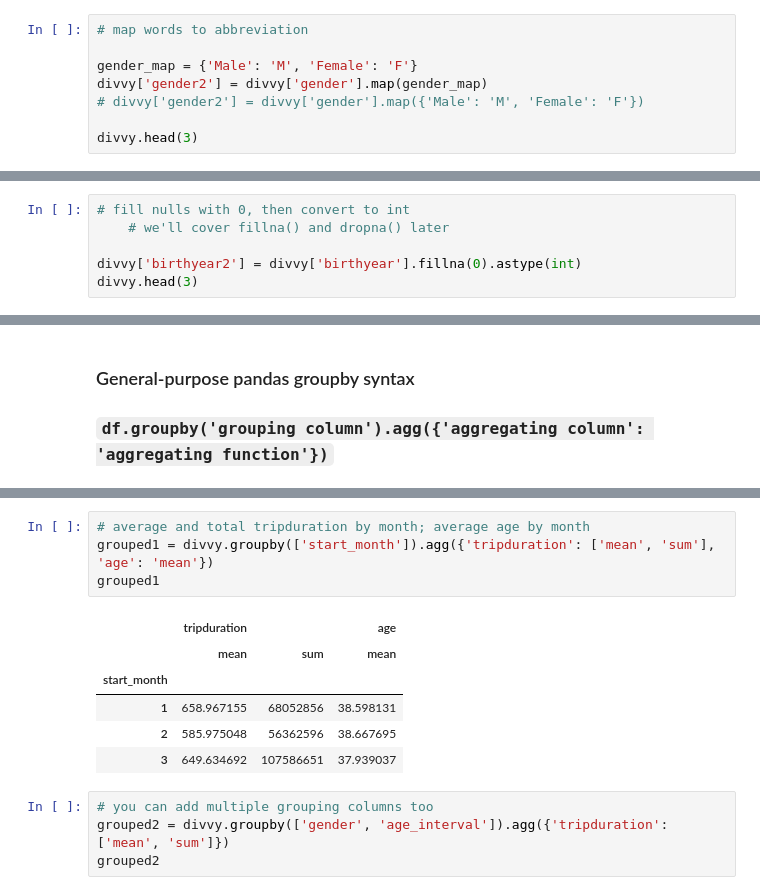
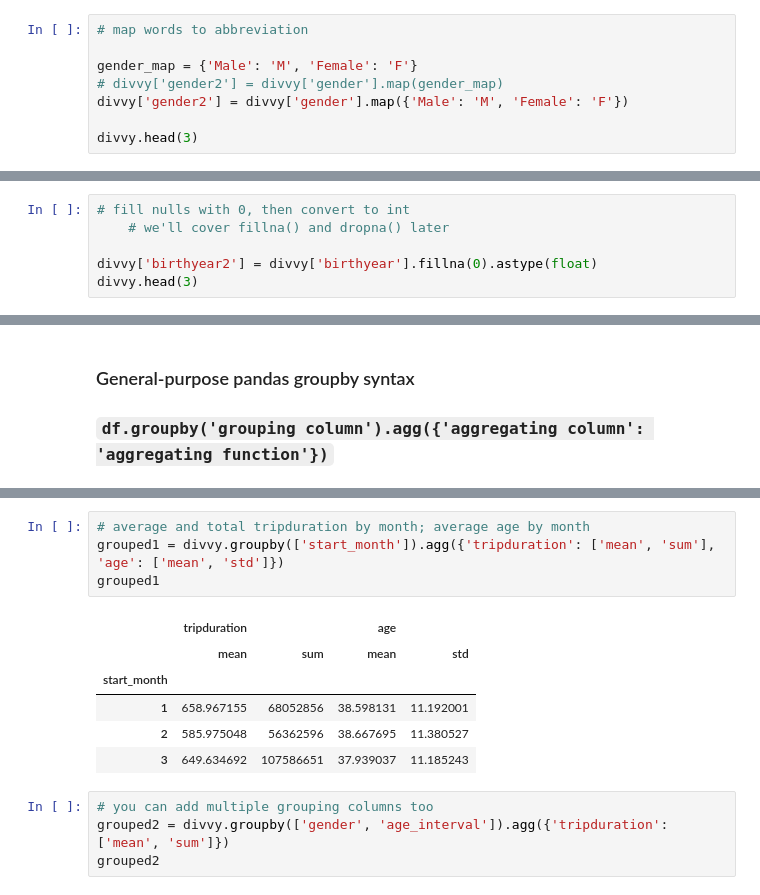
Before and after one commit to paulzuradzki/intro-pandas, a Jupyter notebook: pandas-intro-part-2.ipynb, the cells around one changed output, grey strips where cells are left out. Saved outputs shown, nothing was run; the diff lists cells and outputs as text.

```diff
--- a/pandas-intro-part-2.ipynb
+++ b/pandas-intro-part-2.ipynb
@@ -193,8 +220,8 @@ Name: gender, dtype: object
 # map words to abbreviation
 
 gender_map = {'Male': 'M', 'Female': 'F'}
-divvy['gender2'] = divvy['gender'].map(gender_map)
-# divvy['gender2'] = divvy['gender'].map({'Male': 'M', 'Female': 'F'})
+# divvy['gender2'] = divvy['gender'].map(gender_map)
+divvy['gender2'] = divvy['gender'].map({'Male': 'M', 'Female': 'F'})
 
 divvy.head(3)
 # %% [output]
@@ -220,7 +247,7 @@ ValueError: Cannot convert non-finite values (NA or inf) to integer
 # fill nulls with 0, then convert to int
     # we'll cover fillna() and dropna() later
 
-divvy['birthyear2'] = divvy['birthyear'].fillna(0).astype(int)
+divvy['birthyear2'] = divvy['birthyear'].fillna(0).astype(float)
 divvy.head(3)
 # %% [output]
 |  | trip_id | start_time | end_time | bikeid | tripduration | from_station_id | from_station_name | ... |
@@ -692,15 +726,15 @@ divvy.head()
 | 4 | 21742447 | 2019-01-01 00:14:52 | 2019-01-01 00:20:56 | 1170 | 364 | 173 | Mies van der Rohe Way & Chicago Ave | ... |
 # %%
 # average and total tripduration by month; average age by month
-grouped1 = divvy.groupby(['start_month']).agg({'tripduration': ['mean', 'sum'], 'age': 'mean'})
+grouped1 = divvy.groupby(['start_month']).agg({'tripduration': ['mean', 'sum'], 'age': ['mean', 'std']})
 grouped1
 # %% [output]
-|  | tripduration |  | age |
-|  | mean | sum | mean |
-| start_month |  |  |  |
-| 1 | 658.967155 | 68052856 | 38.598131 |
-| 2 | 585.975048 | 56362596 | 38.667695 |
-| 3 | 649.634692 | 107586651 | 37.939037 |
+|  | tripduration |  | age |  |
+|  | mean | sum | mean | std |
+| start_month |  |  |  |  |
+| 1 | 658.967155 | 68052856 | 38.598131 | 11.192001 |
+| 2 | 585.975048 | 56362596 | 38.667695 | 11.380527 |
+| 3 | 649.634692 | 107586651 | 37.939037 | 11.185243 |
 # %%
 # you can add multiple grouping columns too
 grouped2 = divvy.groupby(['gender', 'age_interval']).agg({'tripduration': ['mean', 'sum']})
```
Also changed, not shown: parts of 20 cells of this notebook.
